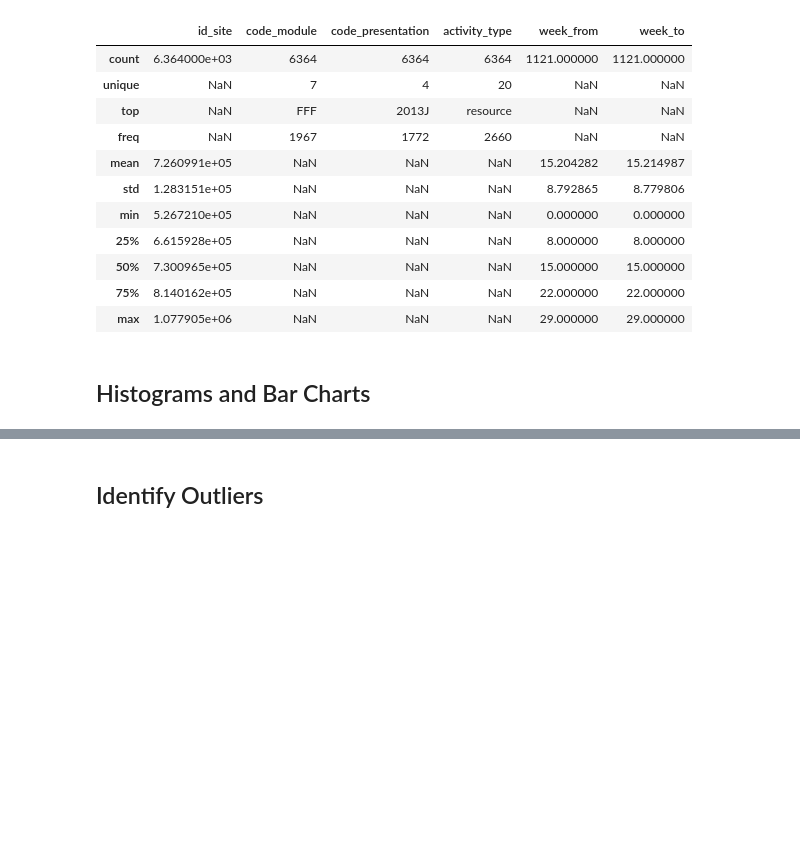
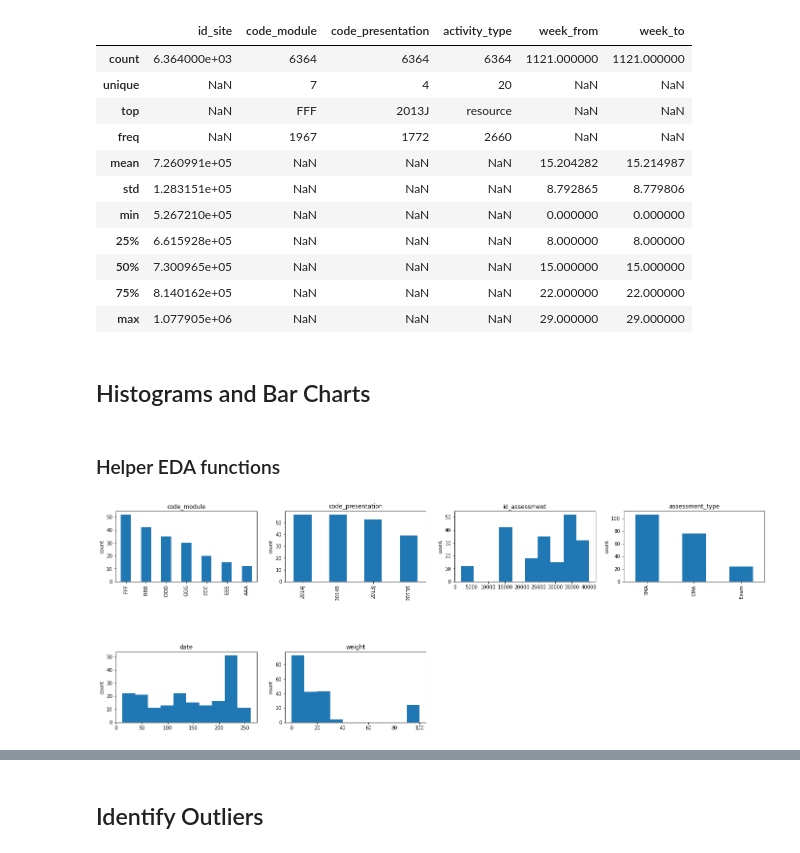
Before and after one commit to sustrev/SIADS697, a Jupyter notebook: EDA.ipynb, the cells around one changed output, grey strips where cells are left out. Drawn from its saved outputs; the diff is of its cells as text; code cells hidden in the pictures; blank space fills up the shorter version.

Commit message:
Add code to display histograms or bar charts for each column in each df

```diff
--- a/EDA.ipynb
+++ b/EDA.ipynb
@@ -133,3 +133,52 @@ vle_raw.describe(include='all')
 | max | 1.077905e+06 | NaN | NaN | NaN | 29.000000 | 29.000000 |
 # %% [markdown]
 ## Histograms and Bar Charts
+# %% [markdown]
+### Helper EDA functions
+# %%
+def explore_numeric_hist(df, col_name, axis):
+    axis.hist(df[col_name])
+    axis.set_title(col_name)
+    axis.set_ylabel("count")
+
+def explore_bar(df, col_name, axis):
+    df[col_name].value_counts().plot(kind='bar',ax=axis)
+    axis.set_title(col_name)
+    axis.set_ylabel("count")
+
+def explore_col(df, col_name, axis):
+    if (pd.api.types.is_string_dtype(df[col_name])):
+        explore_bar(df, col_name, axis)
+        return
+    if (pd.api.types.is_numeric_dtype(df[col_name])):
+        explore_numeric_hist(df, col_name, axis)
+        return
+
+def explore_df(df, num_display_cols=4, single_chart_width=6, single_chart_height=4):
+    #num_cols = num_display_cols
+    num_cols_total = len(df.columns)
+    num_display_rows = num_cols_total//num_display_cols +1
+    fig, axs = plt.subplots(num_display_rows, num_display_cols)
+    fig.set_size_inches((single_chart_width*num_display_cols, single_chart_height*num_display_rows))
+    fig.subplots_adjust(hspace=1)
+
+    axes_index = 0
+    for col in df.columns:
+        if num_cols_total >= num_display_cols:
+            curr_axs = axs[axes_index//num_display_cols, axes_index%num_display_cols]
+        else:
+            curr_axs = axs[axes_index]
+        explore_col(df, col, curr_axs)
+        axes_index += 1
+
+    # remove excess plots
+    for index in range(num_cols_total, num_display_cols*num_display_rows):
+        if num_cols_total >= num_display_cols:
+            curr_axs = axs[index//num_display_cols, index%num_display_cols]
+        else:
+            curr_axs = axs[index]
+        fig.delaxes(curr_axs)
+# %%
+explore_df(assessments_raw)
+# %% [output]
+[figure, added]
```
Also changed, not shown: parts of 6 cells of this notebook.
